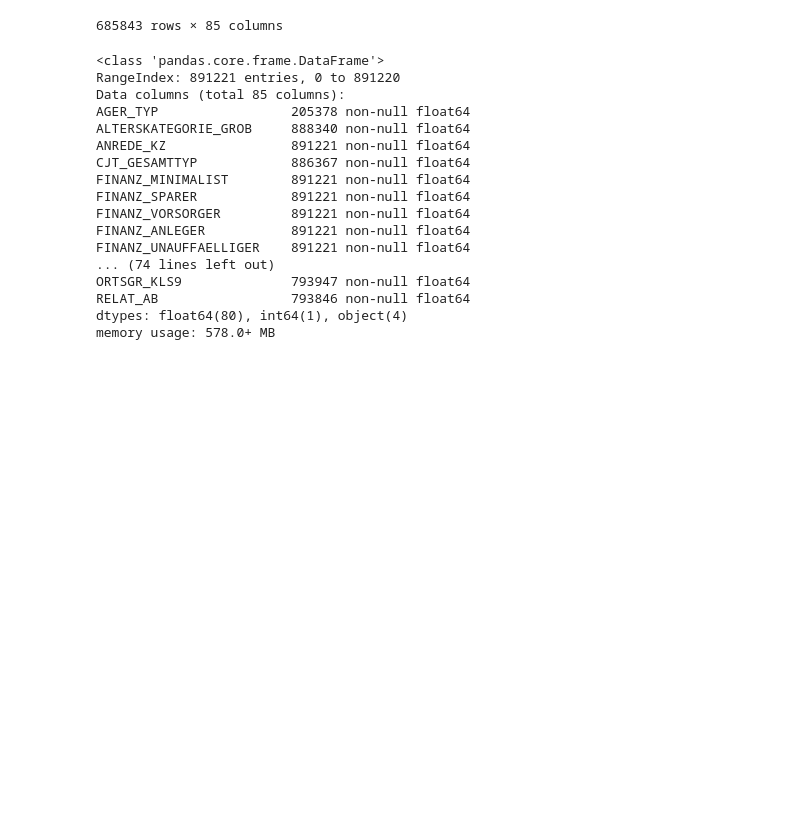
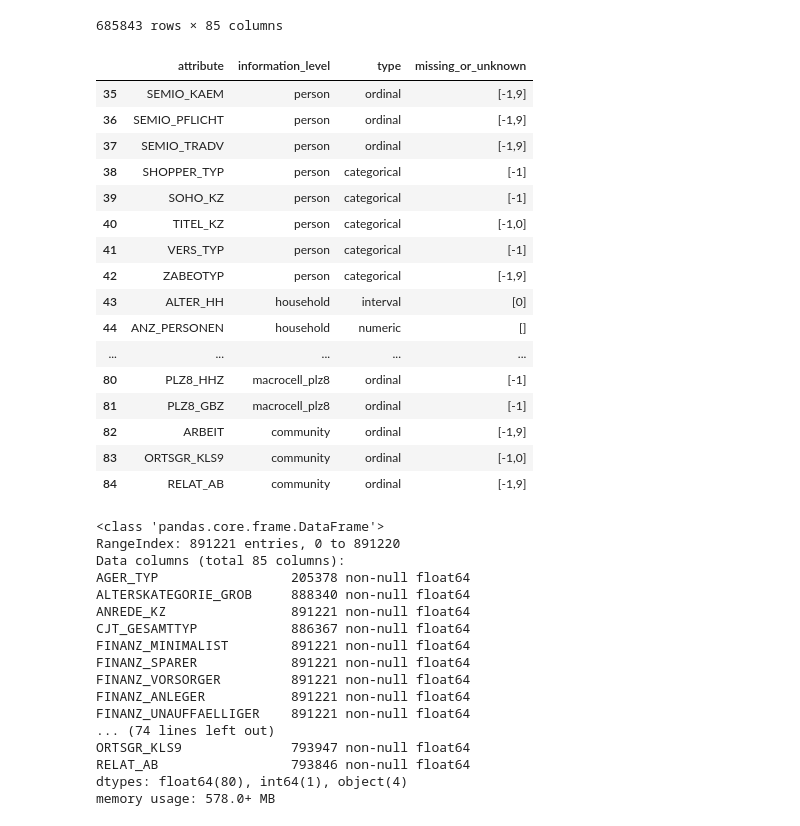
Before and after one commit to Ahmad-Almosallam/Identify-Customer-Segments, a Jupyter notebook: Identify_Customer_Segments.ipynb, the cells around one changed output. Drawn from its saved outputs; the diff is of its cells as text; code cells hidden in the pictures; blank space fills up the shorter version.

```diff
--- a/Identify_Customer_Segments.ipynb
+++ b/Identify_Customer_Segments.ipynb
@@ -146,6 +146,26 @@ azdias.query("AGER_TYP == -1 or AGER_TYP == 0")
 | 891219 | -1 | 1 | 1 | 3.0 | 1 | 5 | ... |
 | 891220 | -1 | 4 | 1 | 1.0 | 4 | 2 | ... |
 685843 rows × 85 columns
+# %%
+feat_info.tail(50)
+# %% [output]
+|  | attribute | information_level | type | missing_or_unknown |
+| 35 | SEMIO_KAEM | person | ordinal | [-1,9] |
+| 36 | SEMIO_PFLICHT | person | ordinal | [-1,9] |
+| 37 | SEMIO_TRADV | person | ordinal | [-1,9] |
+| 38 | SHOPPER_TYP | person | categorical | [-1] |
+| 39 | SOHO_KZ | person | categorical | [-1] |
+| 40 | TITEL_KZ | person | categorical | [-1,0] |
+| 41 | VERS_TYP | person | categorical | [-1] |
+| 42 | ZABEOTYP | person | categorical | [-1,9] |
+| 43 | ALTER_HH | household | interval | [0] |
+| 44 | ANZ_PERSONEN | household | numeric | [] |
+| ... | ... | ... | ... | ... |
+| 80 | PLZ8_HHZ | macrocell_plz8 | ordinal | [-1] |
+| 81 | PLZ8_GBZ | macrocell_plz8 | ordinal | [-1] |
+| 82 | ARBEIT | community | ordinal | [-1,9] |
+| 83 | ORTSGR_KLS9 | community | ordinal | [-1,0] |
+| 84 | RELAT_AB | community | ordinal | [-1,9] |
 # %%
 # Identify missing or unknown data values and convert them to NaNs.
 for val , i in zip(feat_info.missing_or_unknown , feat_info.attribute):
```
Also changed, not shown: parts of 24 cells of this notebook.
